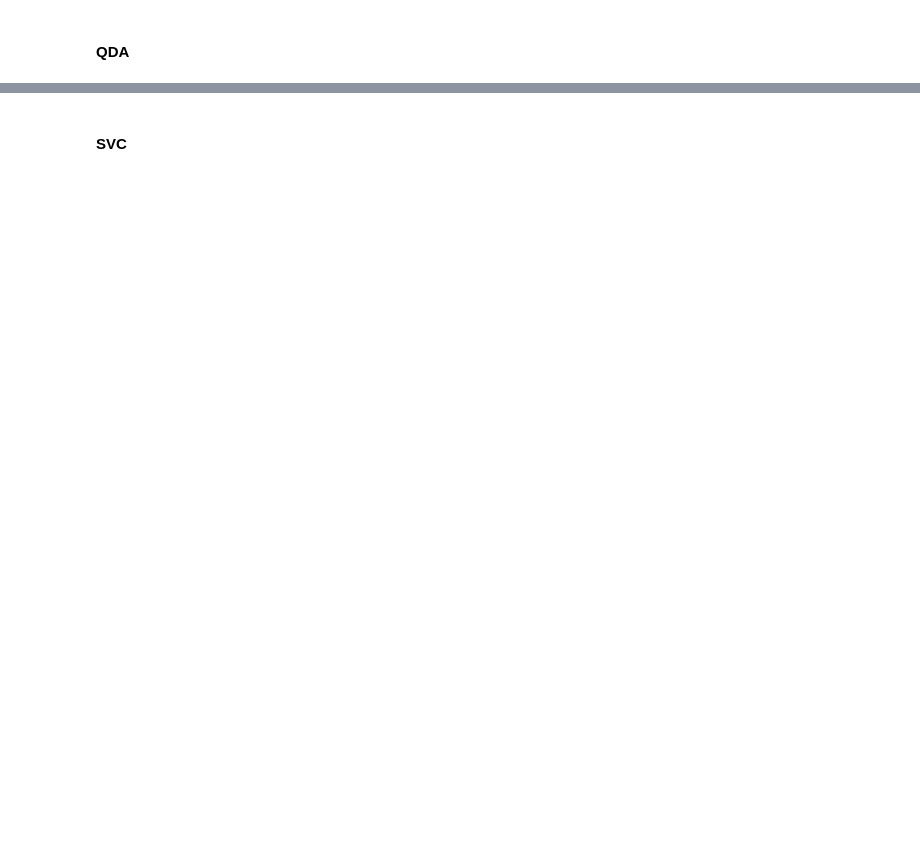
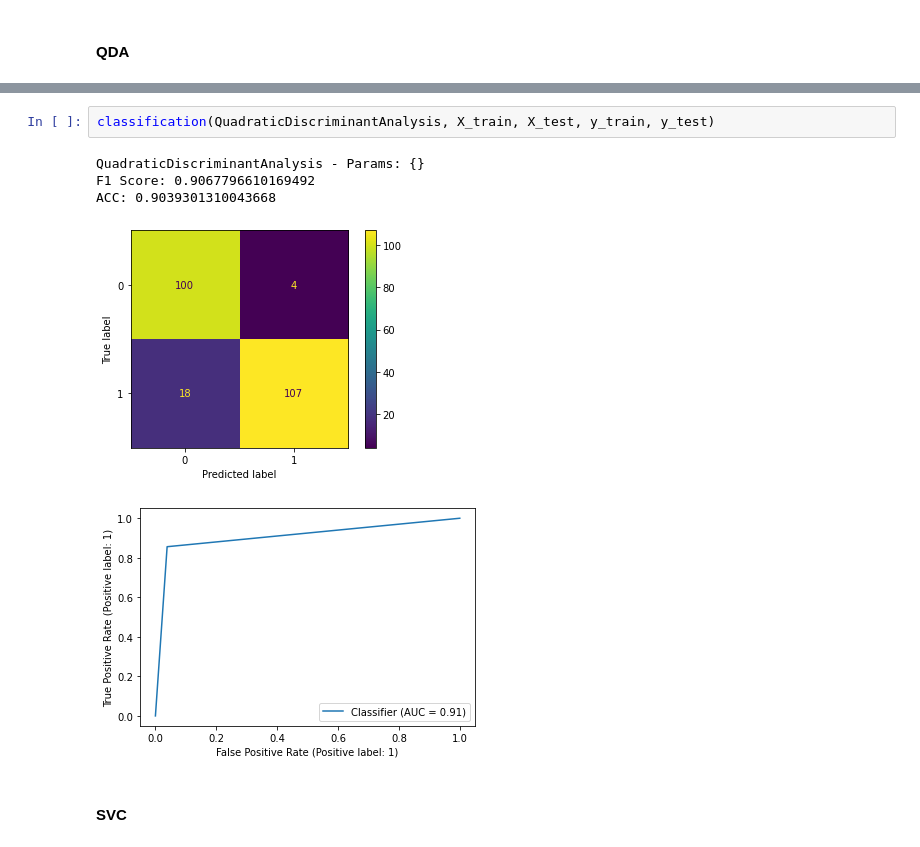
Before and after one commit to daterka/Use-of-machine-learning-methods-to-diagnose-schizophrenia-based-on-EEG-signal, a Jupyter notebook: Clean up version.ipynb, the cells around one changed output, grey strips where cells are left out. Cells and saved outputs as stored; diff of their text form; blank space fills up the shorter version.

```diff
--- a/Clean up version.ipynb
+++ b/Clean up version.ipynb
@@ -210,3 +240,11 @@ ConfusionMatrixDisplay.from_predictions(y_test, y_pred)
+# %%
+classification(QuadraticDiscriminantAnalysis, X_train, X_test, y_train, y_test)
+# %% [output]
+QuadraticDiscriminantAnalysis - Params: {}
+F1 Score: 0.9067796610169492
+ACC: 0.9039301310043668
+[figure, added]
+[figure, added]
 # %% [markdown]
 #### SVC
 # %%
```
Also changed, not shown: parts of 50 cells of this notebook.
